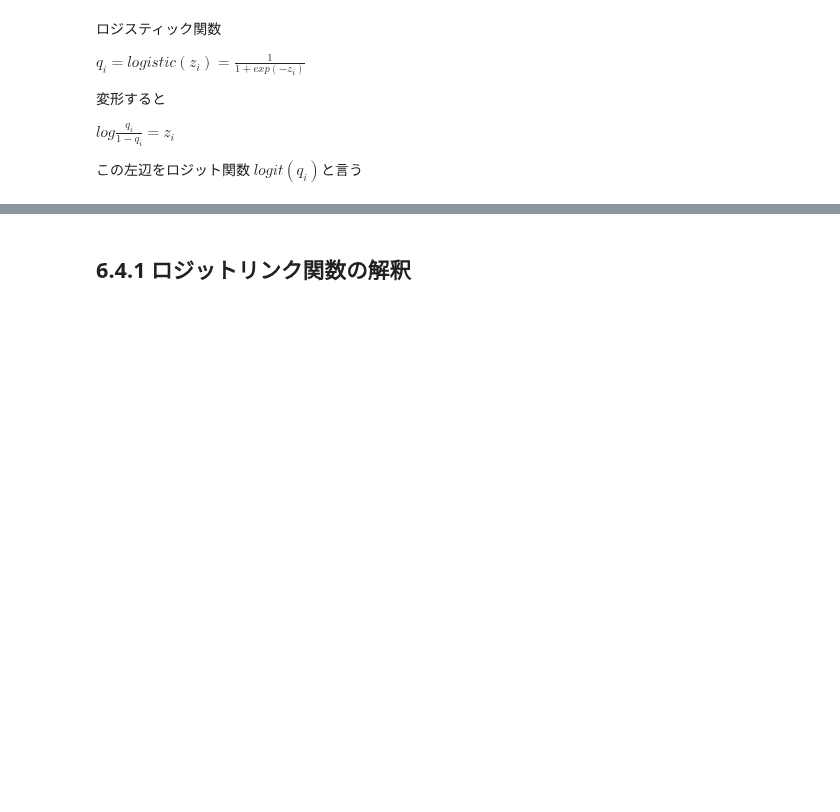
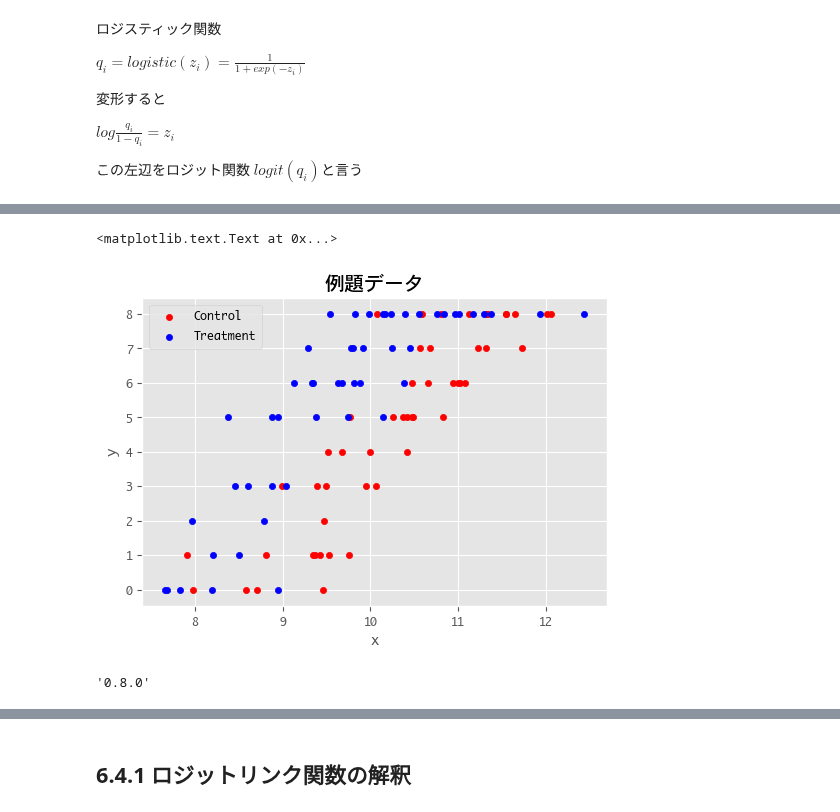
Before and after one commit to hagino3000/notebooks, a Jupyter notebook: modelingbook/Chap 6.ipynb, the cells around one changed output, grey strips where cells are left out. Saved outputs shown, nothing was run; the diff lists cells and outputs as text; code cells hidden in the pictures; blank space fills up the shorter version.

```diff
--- a/modelingbook/Chap 6.ipynb
+++ b/modelingbook/Chap 6.ipynb
@@ -57,0 +53,3 @@ plt.title('Logit function of q=beta1 + beta2*x + beta3')
+# %%
+df = pd.read_csv('./data4a.csv')
+df.head()
@@ -57,0 +63,12 @@ plt.title('Logit function of q=beta1 + beta2*x + beta3')
+# %%
+ax = df[df['f'] == 'C'][['x', 'y']].plot(kind='scatter', x='x', y='y', color='r', label='Control')
+df[df['f'] == 'T'][['x', 'y']].plot(kind='scatter', x='x', y='y', color='b', ax=ax, label='Treatment')
+plt.title('例題データ')
+# %% [output]
+<matplotlib.text.Text at 0x...>
+[figure, added]
+# %%
+import statsmodels.api as sm
+sm.version.full_version
+# %% [output]
+'0.8.0'
```
Also changed, not shown: parts of 29 cells of this notebook, 3 other files.
